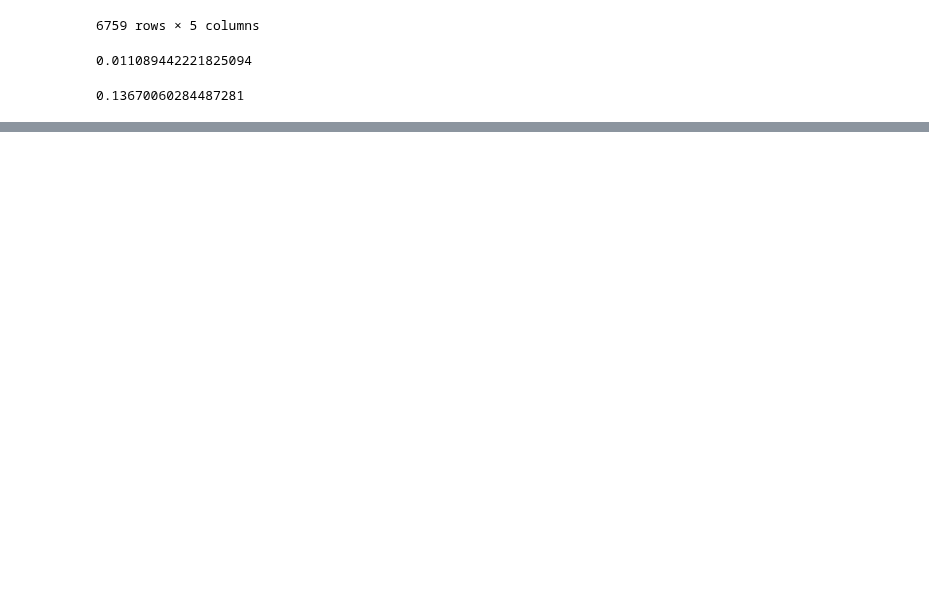
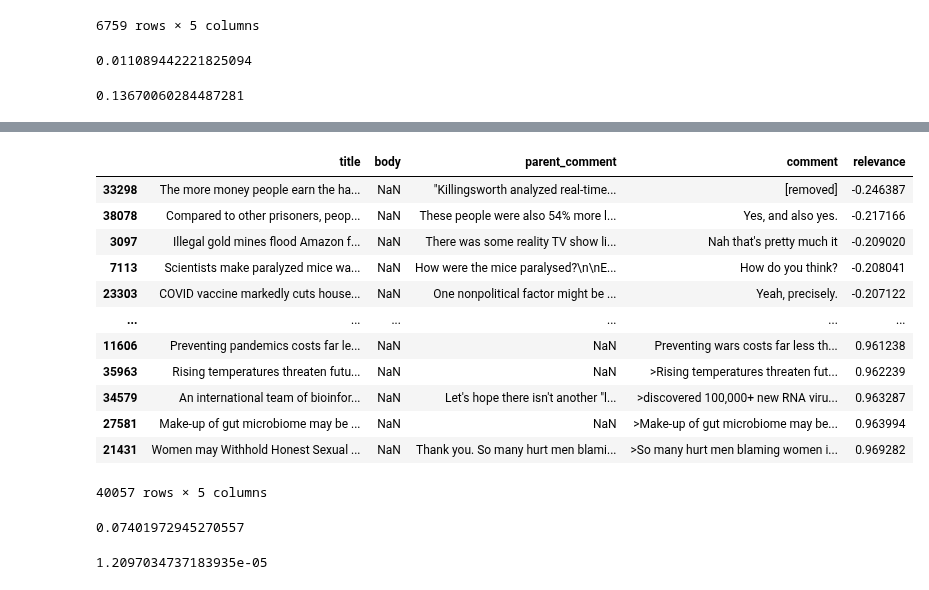
Before and after one commit to reddit-conflicting-viewpoints/Reddit, a Jupyter notebook: notebooks/RelevanceEDA - Andrew 2-16-2022.ipynb, the cells around one changed output, grey strips where cells are left out. Saved outputs shown, nothing was run; the diff lists cells and outputs as text; code cells hidden in the pictures; blank space fills up the shorter version.

```diff
--- a/notebooks/RelevanceEDA - Andrew 2-16-2022.ipynb
+++ b/notebooks/RelevanceEDA - Andrew 2-16-2022.ipynb
@@ -217,0 +285,24 @@ np.mean(np.abs(df_titlebody['relevance'] - df_title['relevance']))
+# %%
+df_parent.sort_values(by=['relevance'])
+# %% [output]
+|  | title | body | parent_comment | comment | relevance |
+| 33298 | The more money people earn the ha... | NaN | "Killingsworth analyzed real-time... | [removed] | -0.246387 |
+| 38078 | Compared to other prisoners, peop... | NaN | These people were also 54% more l... | Yes, and also yes. | -0.217166 |
+| 3097 | Illegal gold mines flood Amazon f... | NaN | There was some reality TV show li... | Nah that's pretty much it | -0.209020 |
+| 7113 | Scientists make paralyzed mice wa... | NaN | How were the mice paralysed?\n\nE... | How do you think? | -0.208041 |
+| 23303 | COVID vaccine markedly cuts house... | NaN | One nonpolitical factor might be ... | Yeah, precisely. | -0.207122 |
+| ... | ... | ... | ... | ... | ... |
+| 11606 | Preventing pandemics costs far le... | NaN | NaN | Preventing wars costs far less th... | 0.961238 |
+| 35963 | Rising temperatures threaten futu... | NaN | NaN | >Rising temperatures threaten fut... | 0.962239 |
+| 34579 | An international team of bioinfor... | NaN | Let's hope there isn't another "l... | >discovered 100,000+ new RNA viru... | 0.963287 |
+| 27581 | Make-up of gut microbiome may be ... | NaN | NaN | >Make-up of gut microbiome may be... | 0.963994 |
+| 21431 | Women may Withhold Honest Sexual ... | NaN | Thank you. So many hurt men blami... | >So many hurt men blaming women i... | 0.969282 |
+40057 rows × 5 columns
+# %%
+np.mean(np.abs(df_titlebody['relevance'] - df_parent['relevance']))
+# %% [output]
+0.07401972945270557
+# %%
+np.mean(np.abs(df_titlebody['relevance'] - df_title['relevance']))
+# %% [output]
+1.2097034737183935e-05
```
Also changed, not shown: parts of 9 cells of this notebook, 1 other file.
